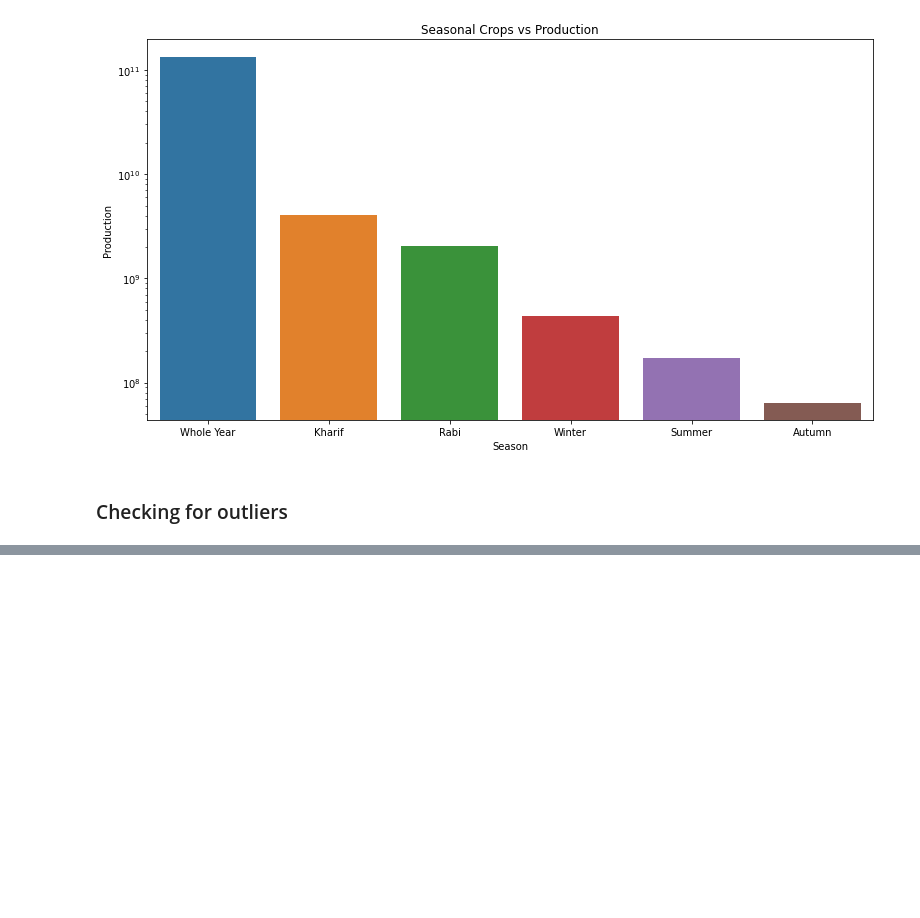
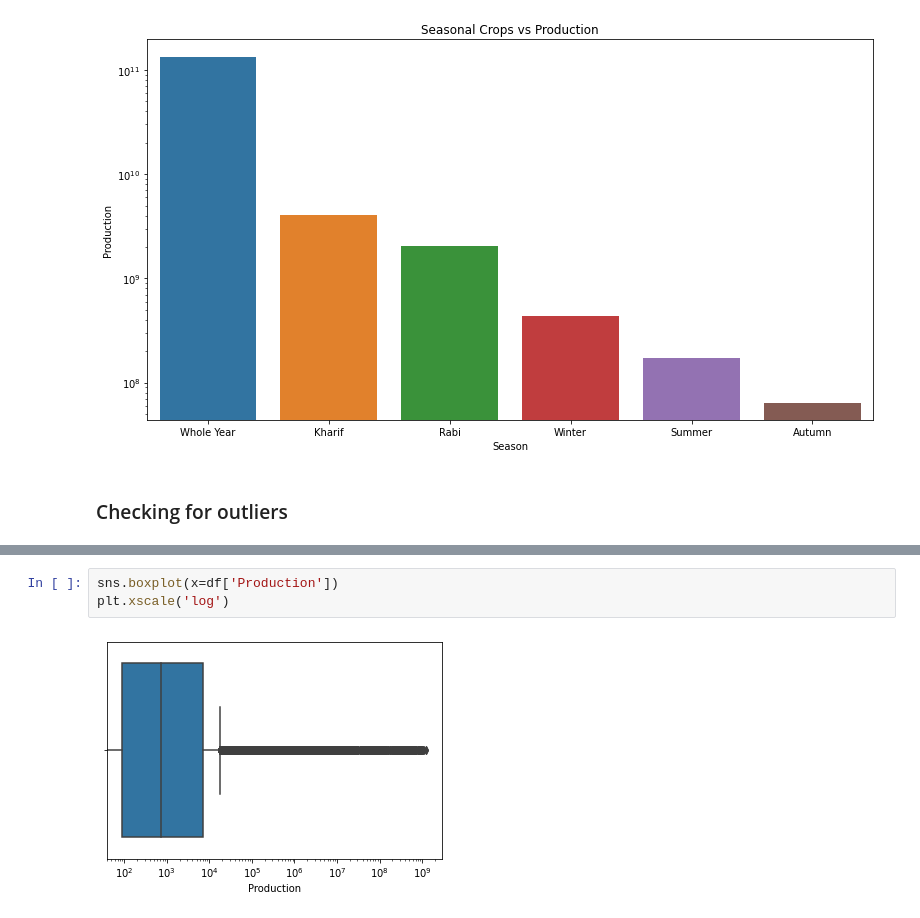
Before and after one commit to 81Hari/SeasonalCropProduction, a Jupyter notebook: crop_production.ipynb, the cells around one changed output, grey strips where cells are left out. Drawn from its saved outputs; the diff is of its cells as text; blank space fills up the shorter version.

```diff
--- a/crop_production.ipynb
+++ b/crop_production.ipynb
@@ -333,0 +346,5 @@ Text(0.5, 1.0, 'Seasonal Crops vs Production')
+# %%
+sns.boxplot(x=df['Production'])
+plt.xscale('log')
+# %% [output]
+[figure, added]
```
Also changed, not shown: parts of 33 cells of this notebook.
